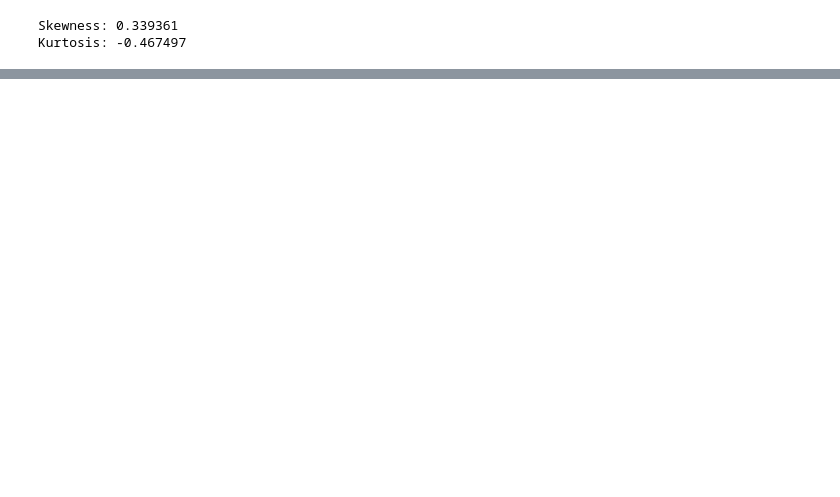
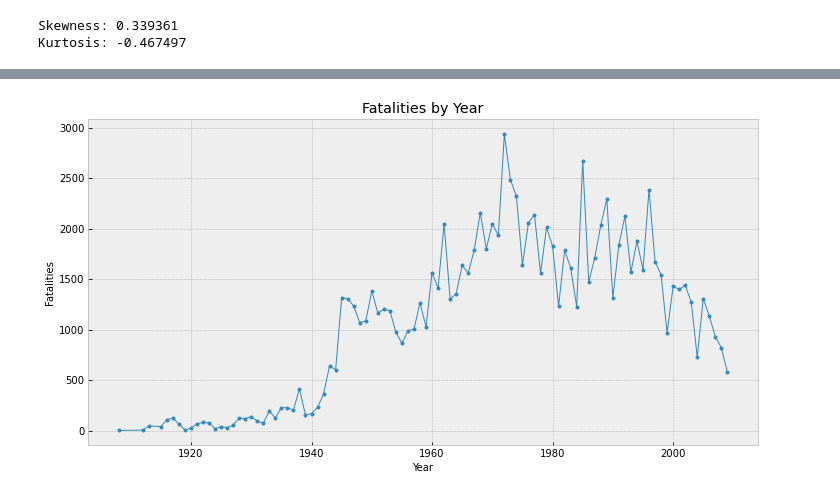
Before and after one commit to sandeepreddyb253/CMPE255-AirplaneCrash, a Jupyter notebook: AirportCrashProject.ipynb, the cells around one changed output, grey strips where cells are left out. Saved outputs shown, nothing was run; the diff lists cells and outputs as text; code cells hidden in the pictures; blank space fills up the shorter version.

```diff
--- a/AirportCrashProject.ipynb
+++ b/AirportCrashProject.ipynb
@@ -297,0 +304,12 @@ propstoplot.sort_values('Fatalities per Accident').tail(50).plot(x = 'Operator',
+# %%
+## Plot to check the number of fatalities yearly.
+
+yearly = train[['Year','Fatalities']].groupby('Year').agg(['sum','count'])
+plt.style.use('bmh')
+plt.figure(figsize=(12,6))
+yearly['Fatalities','sum'].plot(title='Fatalities by Year',marker = ".", linewidth=1)
+plt.xlabel('Year', fontsize=10)
+plt.ylabel('Fatalities', fontsize=10)
+plt.show()
+# %% [output]
+[figure, added]
```
Also changed, not shown: parts of 7 cells of this notebook.
